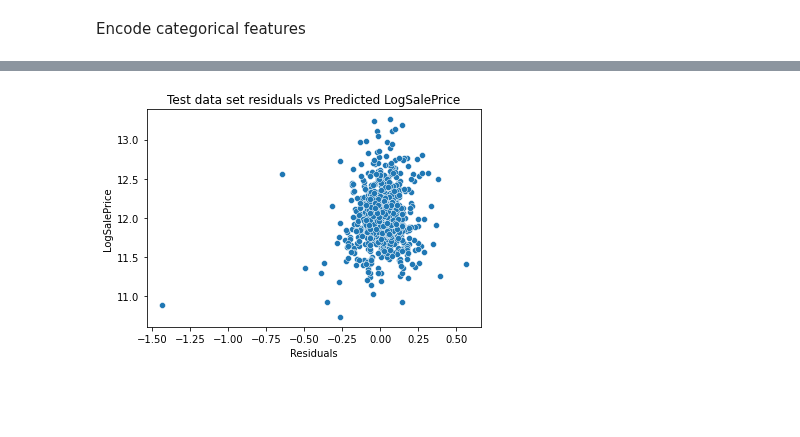
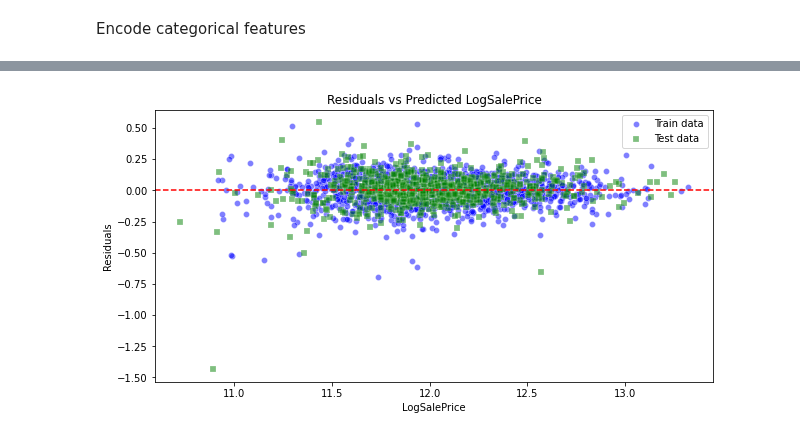
Before and after one commit to rishigoutam/ames-iowa, a Jupyter notebook: rishi/linreg.ipynb, the cells around one changed output, grey strips where cells are left out. Cells and saved outputs as stored; diff of their text form; code cells hidden in the pictures; blank space fills up the shorter version.

Commit message:
add coeff slopes and CIs

```diff
--- a/rishi/linreg.ipynb
+++ b/rishi/linreg.ipynb
@@ -169,6 +130,14 @@ X_train, X_test, y_train, y_test = train_test_split(X, target, test_size=0.3, ra
 # %%
 # Fit model
 model.fit(X=X_train, y=y_train)
-y_predict = model.predict(X_test)
+y_predict_train = model.predict(X_train)
+y_predict_test = model.predict(X_test)
+# %%
+# Scale to compare coefficients via OLS
+scaler = StandardScaler()
+scaler.fit(X_train)
+
+X_train_scaled = scaler.transform(X_train)
+X_test_scaled = scaler.transform(X_test)
 # %%
 # Fit same model using statsmodels to see statistics
@@ -300,9 +313,11 @@ plt.show()
 # %%
 # Residuals vs Predicted LogSalePrice
-sns.scatterplot(x=residuals_test, y=y_predict)
-plt.title("Test data set residuals vs Predicted LogSalePrice")
-plt.xlabel("Residuals")
-plt.ylabel("LogSalePrice")
+sns.scatterplot(y=residuals_train, x=y_predict_train, color='blue', marker='o', alpha = 0.5, label="Train data")
+sns.scatterplot(y=residuals_test, x=y_predict_test, color='green', marker='s', alpha=0.5, label="Test data")
+plt.axhline(y=0, color="red", linestyle='--')
+plt.title("Residuals vs Predicted LogSalePrice")
+plt.ylabel("Residuals")
+plt.xlabel("LogSalePrice")
 plt.show()
 # %% [output]
-[figure, old version]
+[figure, new version]
```
Also changed, not shown: parts of 18 cells of this notebook.
